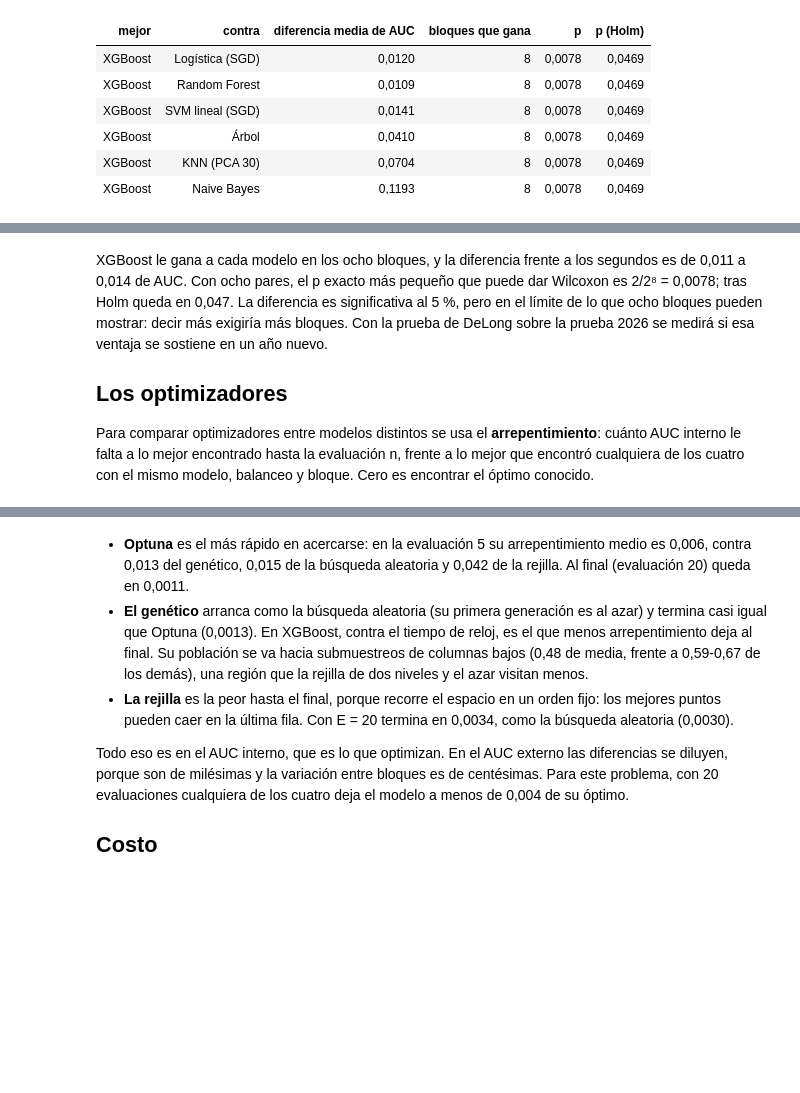
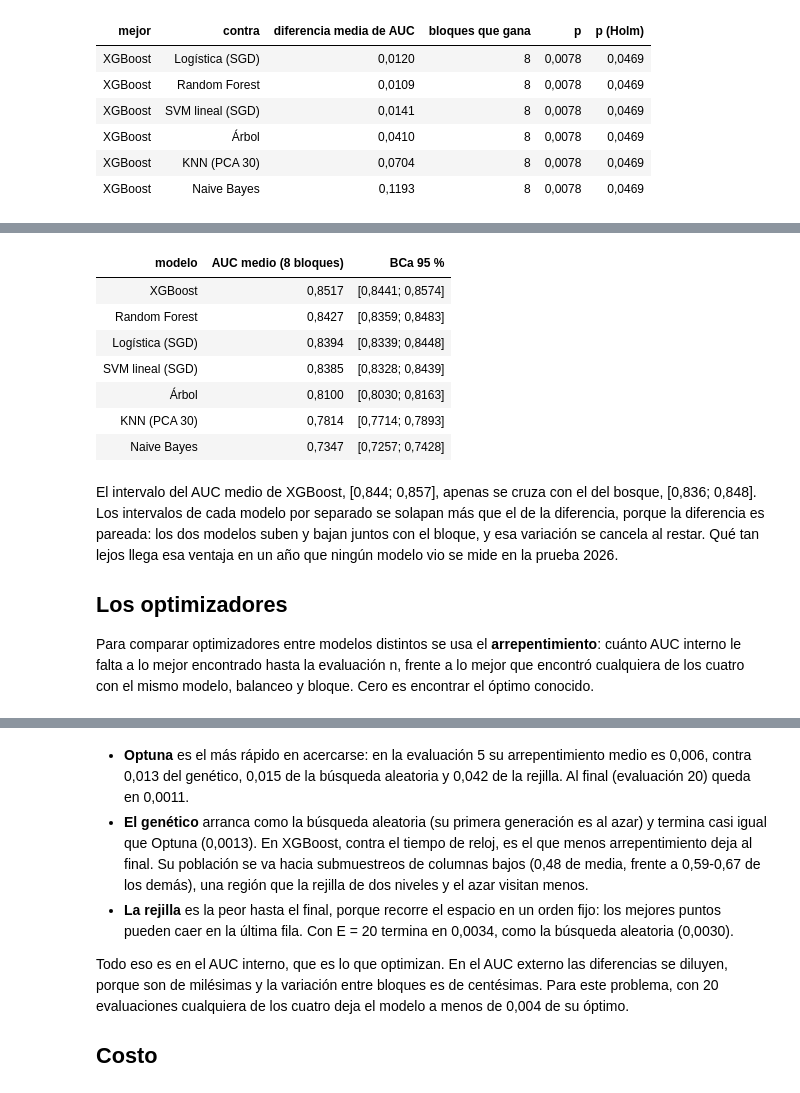
Before and after one commit to ddcarbono/otif-compras-ml, a Jupyter notebook: book/03b_112_combinaciones.ipynb, the cells around one changed output, grey strips where cells are left out. Cells and saved outputs as stored; diff of their text form; code cells hidden in the pictures; blank space fills up the shorter version.

```diff
--- a/book/03b_112_combinaciones.ipynb
+++ b/book/03b_112_combinaciones.ipynb
@@ -189,8 +261,22 @@ tabla(legible(pd.read_csv(R / "wilcoxon.csv")).rename(columns={
+# %%
+ab = pd.read_csv(P / "auc_bca.csv")
+ab = ab.assign(intervalo=[f"[{a:.4f}; {b:.4f}]".replace(".", ",") for a, b in zip(ab["inf"], ab["sup"])])
+tabla(legible(ab)[["modelo", "AUC", "intervalo"]].rename(columns={"AUC": "AUC medio (8 bloques)",
+                                                                   "intervalo": "BCa 95 %"}), dec=4)
+# %% [output]
+| modelo | AUC medio (8 bloques) | BCa 95 % |
+| XGBoost | 0,8517 | [0,8441; 0,8574] |
+| Random Forest | 0,8427 | [0,8359; 0,8483] |
+| Logística (SGD) | 0,8394 | [0,8339; 0,8448] |
+| SVM lineal (SGD) | 0,8385 | [0,8328; 0,8439] |
+| Árbol | 0,8100 | [0,8030; 0,8163] |
+| KNN (PCA 30) | 0,7814 | [0,7714; 0,7893] |
+| Naive Bayes | 0,7347 | [0,7257; 0,7428] |
 # %% [markdown]
-XGBoost le gana a cada modelo en los ocho bloques, y la diferencia frente a los segundos es de 0,011 a 0,014 de AUC. Con
-ocho pares, el p exacto más pequeño que puede dar Wilcoxon es 2/2⁸ = 0,0078; tras Holm queda en 0,047. La diferencia
-es significativa al 5 %, pero en el límite de lo que ocho bloques pueden mostrar: decir más exigiría más bloques. Con
-la prueba de DeLong sobre la prueba 2026 se medirá si esa ventaja se sostiene en un año nuevo.
+El intervalo del AUC medio de XGBoost, [0,844; 0,857], apenas se cruza con el del bosque, [0,836; 0,848]. Los
+intervalos de cada modelo por separado se solapan más que el de la diferencia, porque la diferencia es pareada: los
+dos modelos suben y bajan juntos con el bloque, y esa variación se cancela al restar. Qué tan lejos llega esa ventaja
+en un año que ningún modelo vio se mide en la prueba 2026.
 
 ## Los optimizadores
 
```
Also changed, not shown: parts of 6 cells of this notebook, 16 other files.
